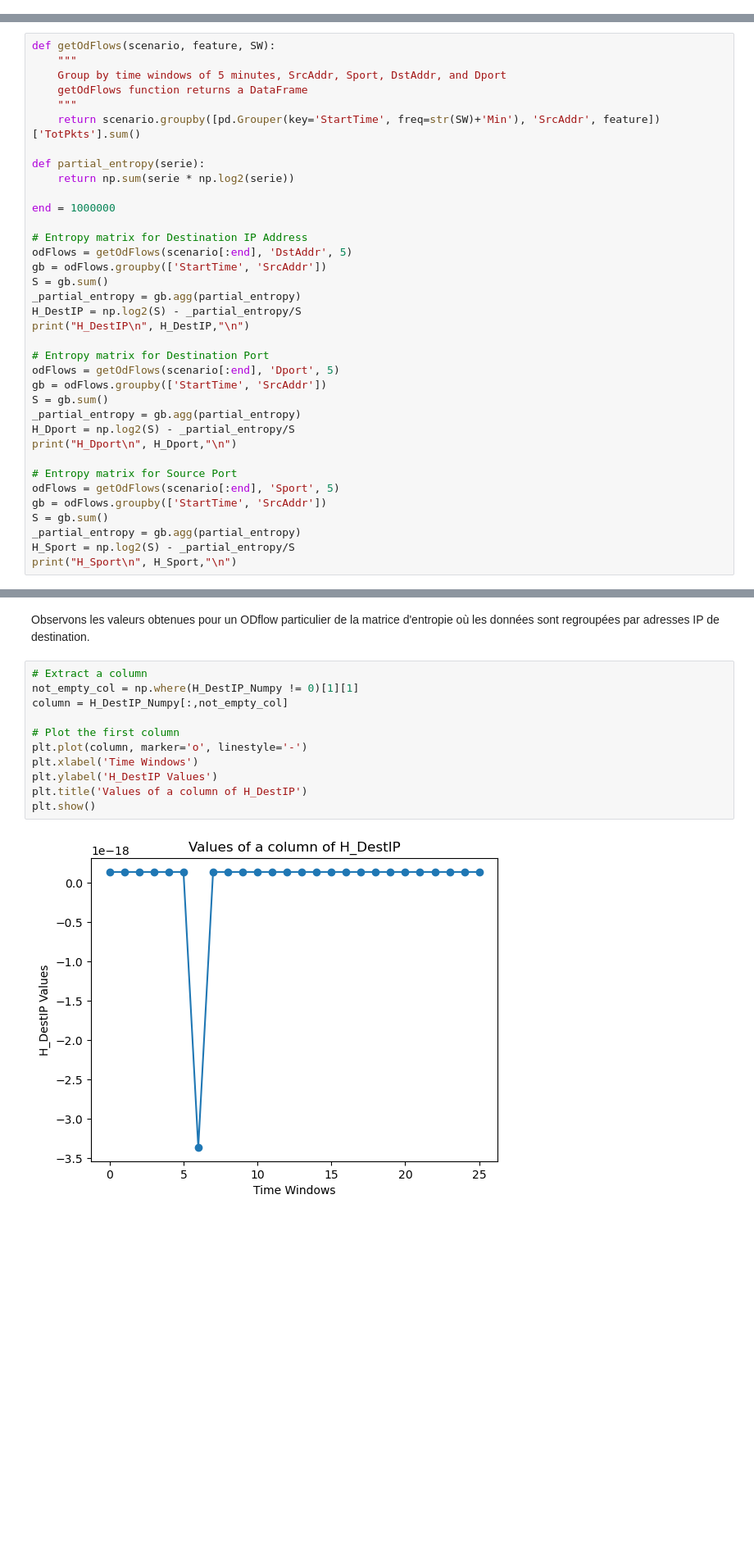
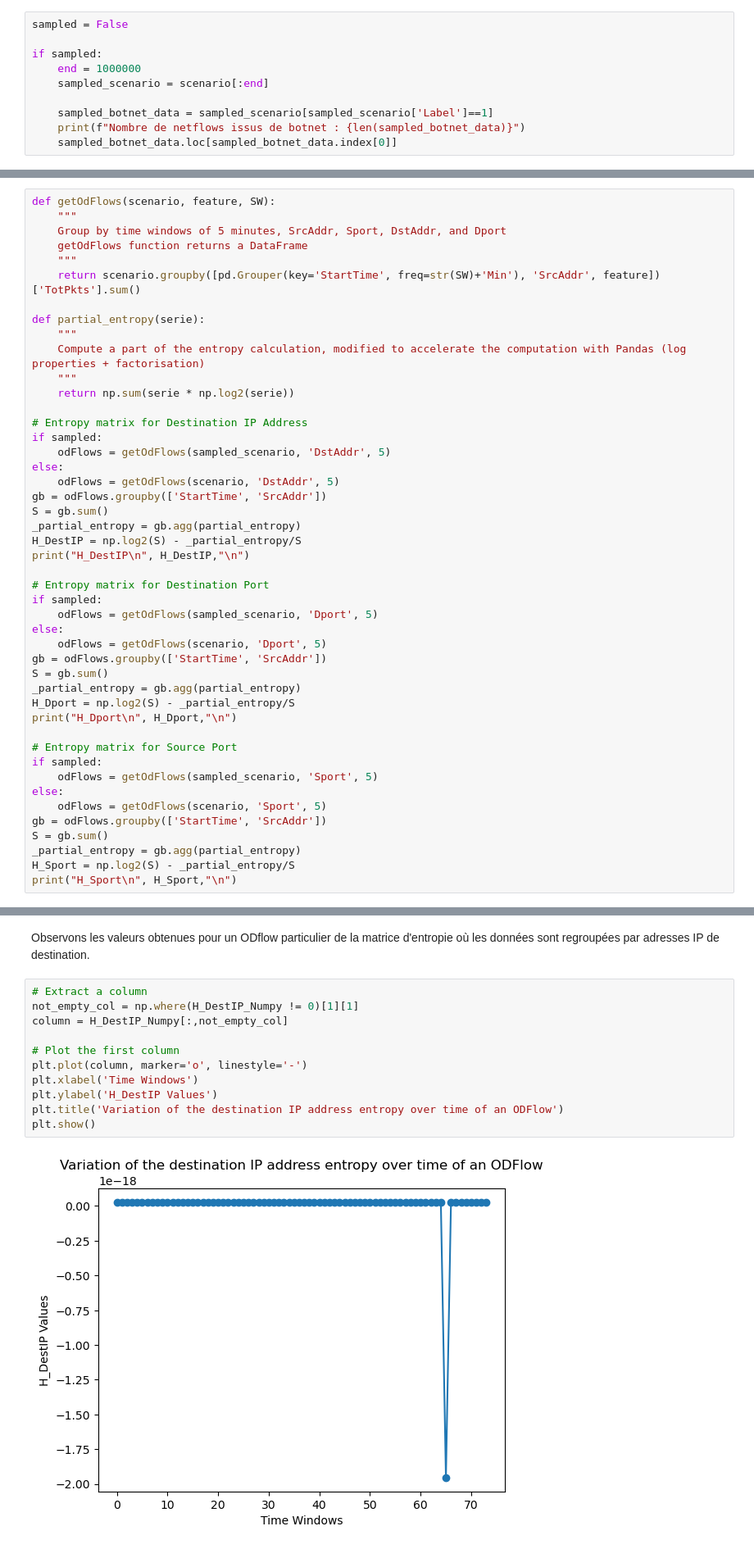
Before and after one commit to Veccoy/DetectIntrusion, a Jupyter notebook: LakhinaEntropy.ipynb, the cells around one changed output, grey strips where cells are left out. Shown: that part at 82% size. Saved outputs shown, nothing was run; the diff lists cells and outputs as text; blank space fills up the shorter version.

```diff
--- a/LakhinaEntropy.ipynb
+++ b/LakhinaEntropy.ipynb
@@ -318,0 +321,10 @@ SW = 5
+# %%
+sampled = False
+
+if sampled:
+    end = 1000000
+    sampled_scenario = scenario[:end]
+
+    sampled_botnet_data = sampled_scenario[sampled_scenario['Label']==1]
+    print(f"Nombre de netflows issus de botnet : {len(sampled_botnet_data)}")
+    sampled_botnet_data.loc[sampled_botnet_data.index[0]]
@@ -327,12 +353,16 @@ def getOdFlows(scenario, feature, SW):
     return scenario.groupby([pd.Grouper(key='StartTime', freq=str(SW)+'Min'), 'SrcAddr', feature])['TotPkts'].sum()
 
 def partial_entropy(serie):
+    """
+    Compute a part of the entropy calculation, modified to accelerate the computation with Pandas (log properties + factorisation)
+    """
     return np.sum(serie * np.log2(serie))
 
-end = 1000000
-
 # Entropy matrix for Destination IP Address
-odFlows = getOdFlows(scenario[:end], 'DstAddr', 5)
+if sampled:
+    odFlows = getOdFlows(sampled_scenario, 'DstAddr', 5)
+else:
+    odFlows = getOdFlows(scenario, 'DstAddr', 5)
 gb = odFlows.groupby(['StartTime', 'SrcAddr'])
 S = gb.sum()
 _partial_entropy = gb.agg(partial_entropy)
@@ -340,7 +370,10 @@ H_DestIP = np.log2(S) - _partial_entropy/S
 print("H_DestIP\n", H_DestIP,"\n")
 
 # Entropy matrix for Destination Port
-odFlows = getOdFlows(scenario[:end], 'Dport', 5)
+if sampled:
+    odFlows = getOdFlows(sampled_scenario, 'Dport', 5)
+else:
+    odFlows = getOdFlows(scenario, 'Dport', 5)
 gb = odFlows.groupby(['StartTime', 'SrcAddr'])
 S = gb.sum()
 _partial_entropy = gb.agg(partial_entropy)
@@ -348,7 +381,10 @@ H_Dport = np.log2(S) - _partial_entropy/S
 print("H_Dport\n", H_Dport,"\n")
 
 # Entropy matrix for Source Port
-odFlows = getOdFlows(scenario[:end], 'Sport', 5)
+if sampled:
+    odFlows = getOdFlows(sampled_scenario, 'Sport', 5)
+else:
+    odFlows = getOdFlows(scenario, 'Sport', 5)
 gb = odFlows.groupby(['StartTime', 'SrcAddr'])
 S = gb.sum()
 _partial_entropy = gb.agg(partial_entropy)
@@ -411,16 +447,16 @@ Observons les valeurs obtenues pour un ODflow particulier de la matrice d'entrop
 # %%
 # Extract a column
 not_empty_col = np.where(H_DestIP_Numpy != 0)[1][1]
 column = H_DestIP_Numpy[:,not_empty_col]
 
 # Plot the first column
 plt.plot(column, marker='o', linestyle='-')
 plt.xlabel('Time Windows')
 plt.ylabel('H_DestIP Values')
-plt.title('Values of a column of H_DestIP')
+plt.title('Variation of the destination IP address entropy over time of an ODFlow')
 plt.show()
 # %% [output]
-[figure, old version]
+[figure, new version]
 # %% [markdown]
 #### Analyse en composantes principales (ACP) de la matrice d'entropie
 
```
Also changed, not shown: parts of 20 cells of this notebook, 2 other files.
